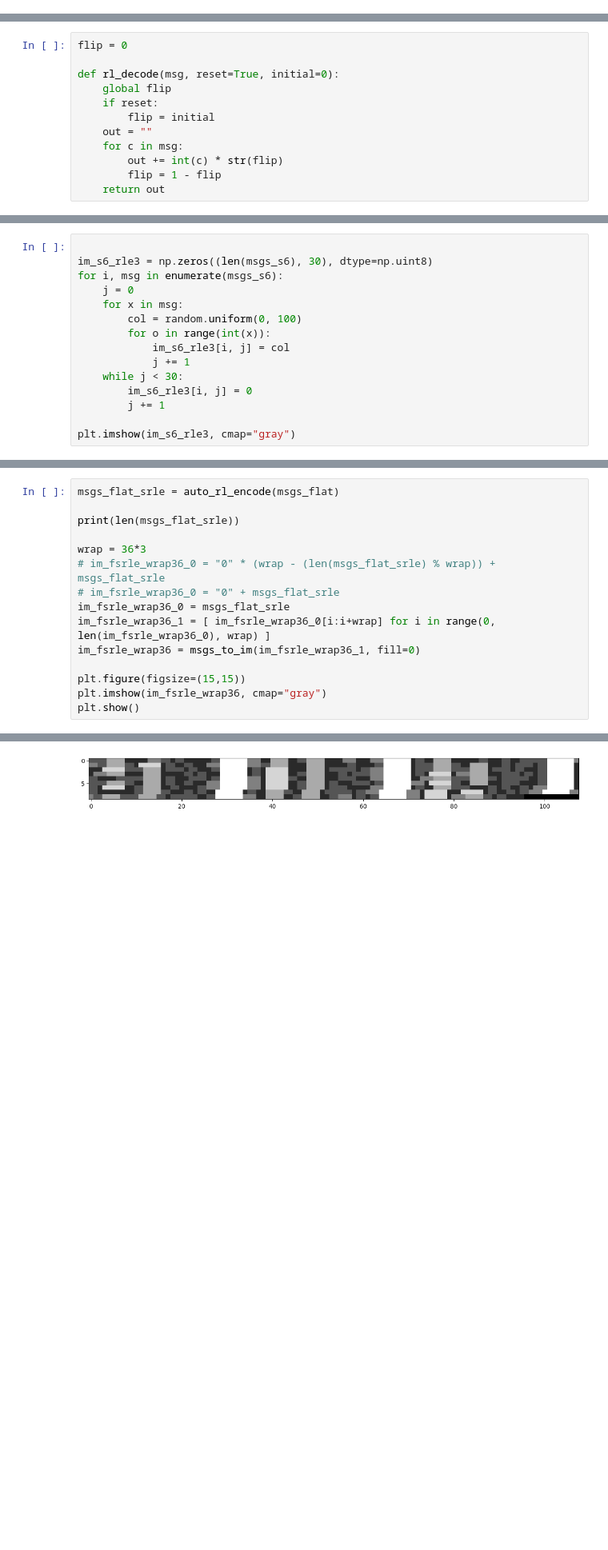
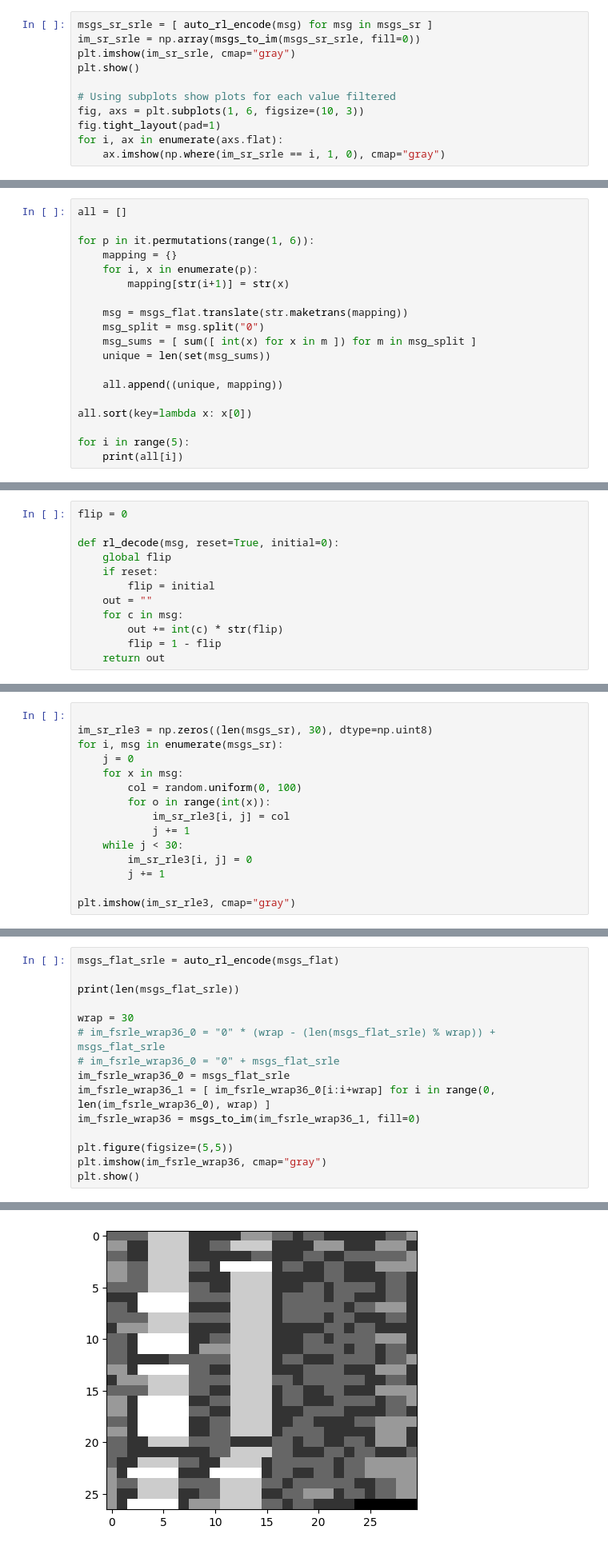
Before and after one commit to tomster12/coding, a Jupyter notebook: general/noita/cessation/test.ipynb, the cells around one changed output, grey strips where cells are left out. Shown: that part at 80% size. Cells and saved outputs as stored; diff of their text form; blank space fills up the shorter version.

```diff
--- a/general/noita/cessation/test.ipynb
+++ b/general/noita/cessation/test.ipynb
@@ -111,0 +184,11 @@ plt.show()
+# %%
+msgs_sr_srle = [ auto_rl_encode(msg) for msg in msgs_sr ]
+im_sr_srle = np.array(msgs_to_im(msgs_sr_srle, fill=0))
+plt.imshow(im_sr_srle, cmap="gray")
+plt.show()
+
+# Using subplots show plots for each value filtered
+fig, axs = plt.subplots(1, 6, figsize=(10, 3))
+fig.tight_layout(pad=1)
+for i, ax in enumerate(axs.flat):
+    ax.imshow(np.where(im_sr_srle == i, 1, 0), cmap="gray")
@@ -111,0 +198,19 @@ plt.show()
+# %%
+all = []
+
+for p in it.permutations(range(1, 6)):
+    mapping = {}
+    for i, x in enumerate(p):
+        mapping[str(i+1)] = str(x)
+
+    msg = msgs_flat.translate(str.maketrans(mapping))
+    msg_split = msg.split("0")
+    msg_sums = [ sum([ int(x) for x in m ]) for m in msg_split ]
+    unique = len(set(msg_sums))
+
+    all.append((unique, mapping))
+
+all.sort(key=lambda x: x[0])
+
+for i in range(5):
+    print(all[i])
@@ -170,18 +288,18 @@ RL decode on SO6, initial = 1, reset = False
 [figure]
 # %%
 
-im_s6_rle3 = np.zeros((len(msgs_s6), 30), dtype=np.uint8)
-for i, msg in enumerate(msgs_s6):
+im_sr_rle3 = np.zeros((len(msgs_sr), 30), dtype=np.uint8)
+for i, msg in enumerate(msgs_sr):
     j = 0
     for x in msg:
         col = random.uniform(0, 100)
         for o in range(int(x)):
-            im_s6_rle3[i, j] = col
+            im_sr_rle3[i, j] = col
             j += 1
     while j < 30:
-        im_s6_rle3[i, j] = 0
+        im_sr_rle3[i, j] = 0
         j += 1
 
-plt.imshow(im_s6_rle3, cmap="gray")
+plt.imshow(im_sr_rle3, cmap="gray")
 # %% [output]
 <matplotlib.image.AxesImage at 0x...>
@@ -193,14 +321,14 @@ msgs_flat_srle = auto_rl_encode(msgs_flat)
 
 print(len(msgs_flat_srle))
 
-wrap = 36*3
+wrap = 30
 # im_fsrle_wrap36_0 = "0" * (wrap - (len(msgs_flat_srle) % wrap)) + msgs_flat_srle
 # im_fsrle_wrap36_0 = "0" + msgs_flat_srle
 im_fsrle_wrap36_0 = msgs_flat_srle
 im_fsrle_wrap36_1 = [ im_fsrle_wrap36_0[i:i+wrap] for i in range(0, len(im_fsrle_wrap36_0), wrap) ]
 im_fsrle_wrap36 = msgs_to_im(im_fsrle_wrap36_1, fill=0)
 
-plt.figure(figsize=(15,15))
+plt.figure(figsize=(5,5))
 plt.imshow(im_fsrle_wrap36, cmap="gray")
 plt.show()
 # %% [output]
@@ -208,4 +336,4 @@ plt.show()
-[figure, old version]
+[figure, new version]
 # %%
 msgs_raw_flat_srle = auto_rl_encode(msgs_raw_flat)
 
```
Also changed, not shown: parts of 28 cells of this notebook.
